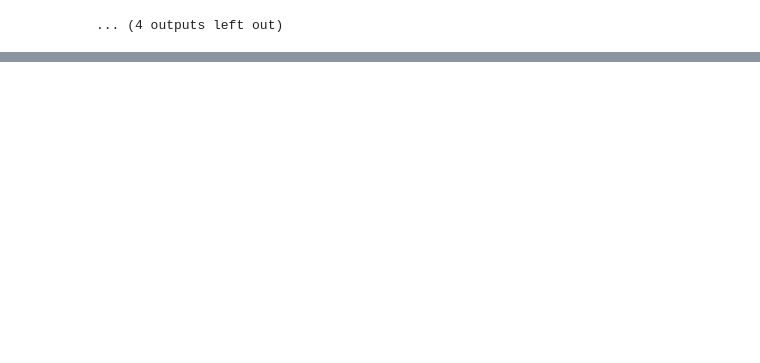
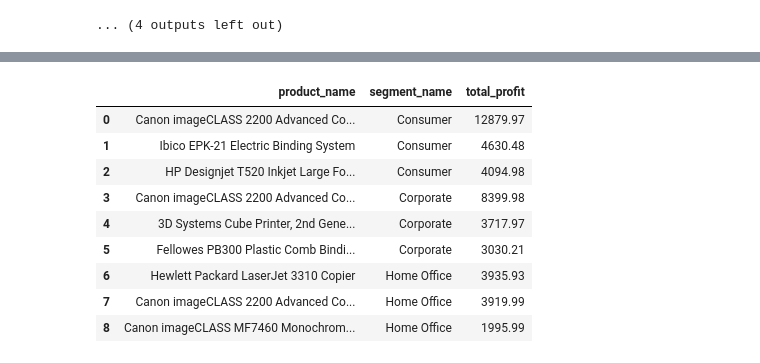
Before and after one commit to rakeshtparayil/super_store_ecommerce, a Jupyter notebook: superstore.ipynb, the cells around one changed output, grey strips where cells are left out. Drawn from its saved outputs; the diff is of its cells as text; code cells hidden in the pictures; blank space fills up the shorter version.

```diff
--- a/superstore.ipynb
+++ b/superstore.ipynb
@@ -1513,0 +1671,35 @@ PRODUCTS (first 3 rows):
+# %%
+# Are they the 3 most profitable products as well?
+query7 = """
+WITH ranked_products AS (
+    SELECT p.product_name,
+           s.segment_name,
+           SUM(od.profit) as total_profit,
+           RANK() OVER(PARTITION BY s.segment_name ORDER BY SUM(od.profit) DESC) as profit_rank
+    FROM order_details od
+    JOIN orders o ON od.order_id = o.order_id
+    JOIN customers cu ON o.customer_id = cu.customer_id
+    JOIN segments s ON cu.segment_id = s.segment_id
+    JOIN products p ON od.product_id = p.product_id
+    JOIN categories c ON p.category_id = c.category_id
+    JOIN subcategories sc ON p.subcategory_id = sc.subcategory_id
+    GROUP BY p.product_name, s.segment_name
+)
+SELECT product_name, segment_name, total_profit
+FROM ranked_products
+WHERE profit_rank <= 3
+ORDER BY segment_name, profit_rank
+"""
+top_segment_products_profit = pd.read_sql(query7, engine)
+top_segment_products_profit
+# %% [output]
+|  | product_name | segment_name | total_profit |
+| 0 | Canon imageCLASS 2200 Advanced Co... | Consumer | 12879.97 |
+| 1 | Ibico EPK-21 Electric Binding System | Consumer | 4630.48 |
+| 2 | HP Designjet T520 Inkjet Large Fo... | Consumer | 4094.98 |
+| 3 | Canon imageCLASS 2200 Advanced Co... | Corporate | 8399.98 |
+| 4 | 3D Systems Cube Printer, 2nd Gene... | Corporate | 3717.97 |
+| 5 | Fellowes PB300 Plastic Comb Bindi... | Corporate | 3030.21 |
+| 6 | Hewlett Packard LaserJet 3310 Copier | Home Office | 3935.93 |
+| 7 | Canon imageCLASS 2200 Advanced Co... | Home Office | 3919.99 |
+| 8 | Canon imageCLASS MF7460 Monochrom... | Home Office | 1995.99 |
```
Also changed, not shown: parts of 11 cells of this notebook, 4 other files.
